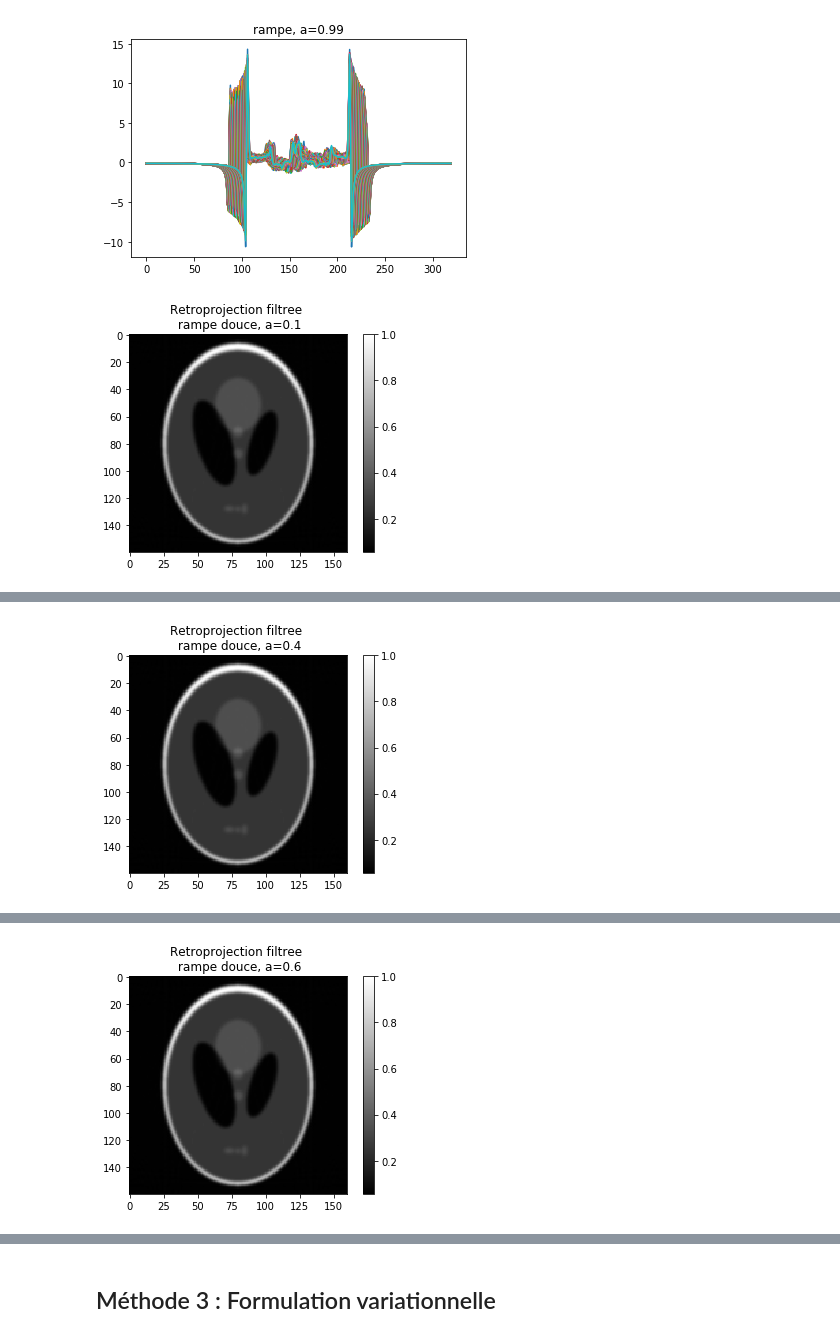
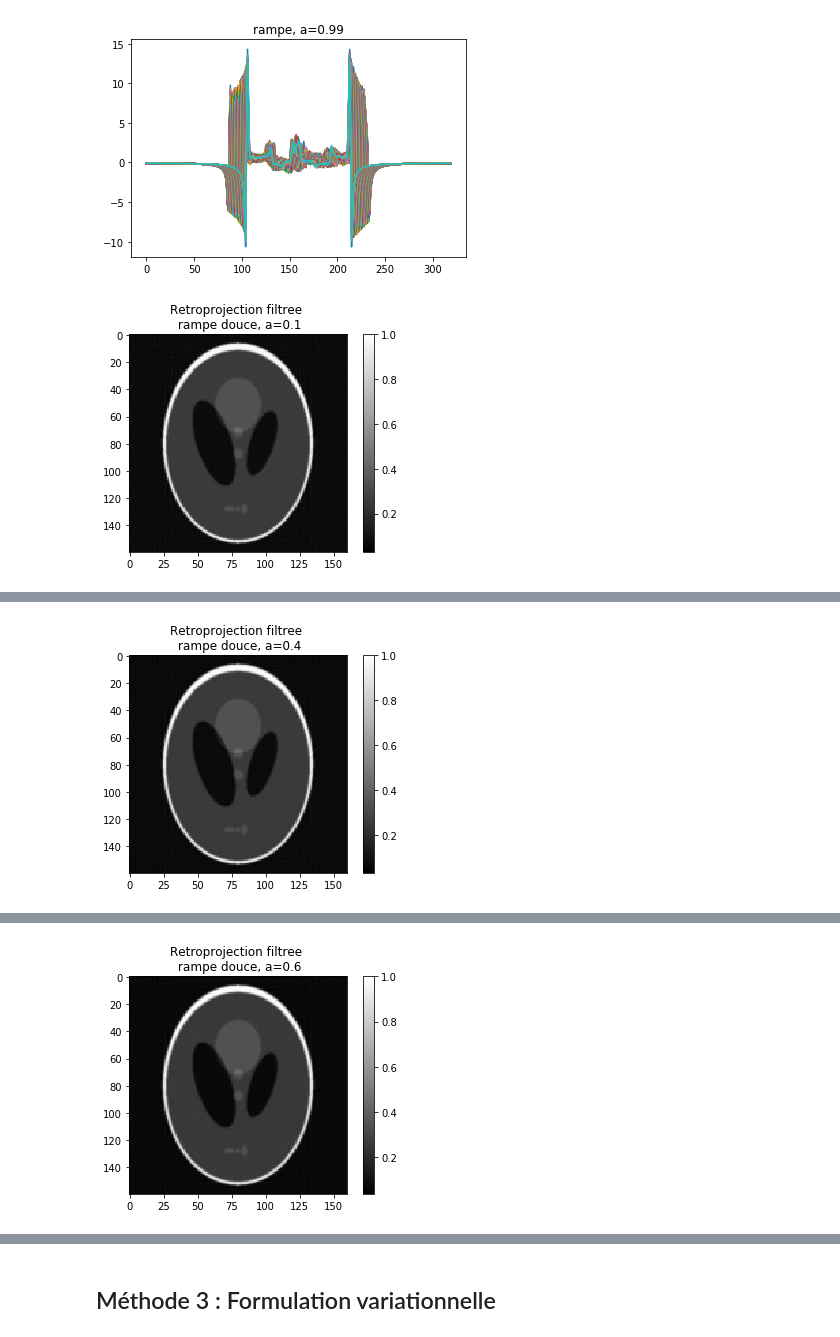
Before and after one commit to SimonTreil/Tomographie, a Jupyter notebook: Projet_Tomo_Zaza_1512.ipynb, the cells around one changed output, grey strips where cells are left out. Drawn from its saved outputs; the diff is of its cells as text; code cells hidden in the pictures.

```diff
--- a/Projet_Tomo_Zaza_1512.ipynb
+++ b/Projet_Tomo_Zaza_1512.ipynb
@@ -474,12 +446,0 @@ plt.show()
-# %%
-sinoFilt = filtrage(our_sinogram,rampe,theta_list)
-imrec_rampe = retroprojection_non_filtree(sinoFilt, theta_list)
-L,C = np.shape(img)
-crop_imrec_rampe = imrec_rampe[int(L/2):L+int(L/2),int(C/2):C+int(C/2)]
-
-plt.imshow(crop_imrec_rampe,cmap='gray')
-plt.title("Retroprojection filtree \n rampe")
-plt.colorbar()
-plt.show()
-
-print("PSNR : ", psnr(img, crop_imrec_rampe)) #img true, img_test
@@ -547,16 +491,16 @@ for a in [0.1,0.4,0.6,0.8,0.99]:
 # %%
 #sinoFilt_zaza = filtrage_zaza(our_sinogram,rampe_zaza,theta_list)
 for a in [0.1,0.4,0.6,0.8,0.99]:
     plt.figure()
     sinoFilt_zaza = rampe_zaza(our_sinogram, a)
     imrec_rampezaza = retroprojection_non_filtree(sinoFilt_zaza, theta_list)
     crop_imrec_rampezaza = imrec_rampezaza[int(L/2):L+int(L/2),int(C/2):C+int(C/2)]
 
-    plt.imshow(crop_imrec_rampedouce,cmap='gray')
+    plt.imshow(crop_imrec_rampezaza,cmap='gray')
     plt.title("Retroprojection filtree \n rampe douce, a={}".format(a))
     plt.colorbar()
     plt.show()
 
     print("PSNR : ", psnr(img, crop_imrec_rampezaza)) #img true, img_test
 # %% [output]
-[figure, old version]
+[figure, new version]
@@ -564 +508 @@ PSNR :  23.053222676062198
-[figure, old version]
+[figure, new version]
@@ -566 +510 @@ PSNR :  23.02614467175376
-[figure, old version]
+[figure, new version]
```
Also changed, not shown: parts of 37 cells of this notebook.
